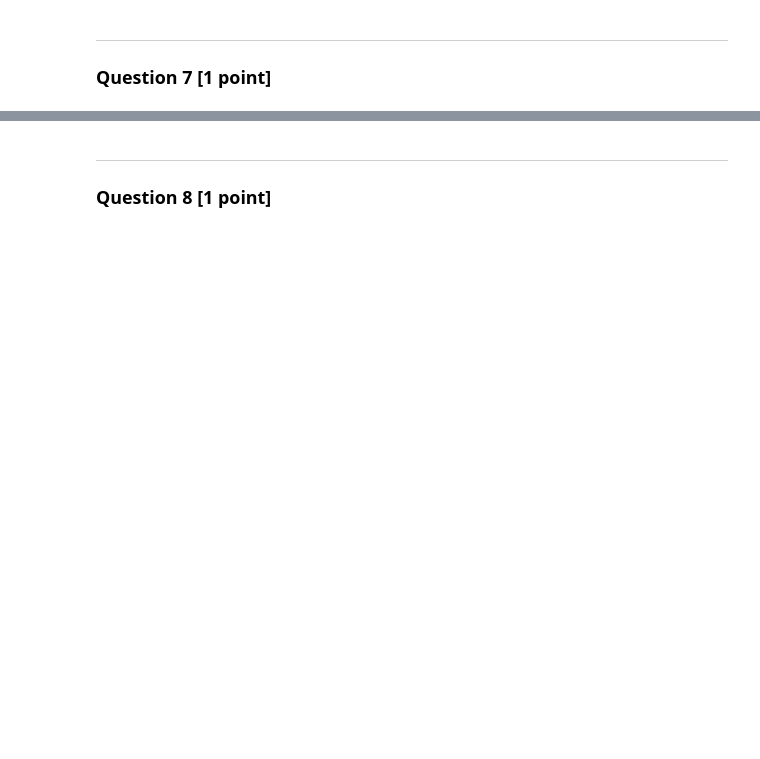
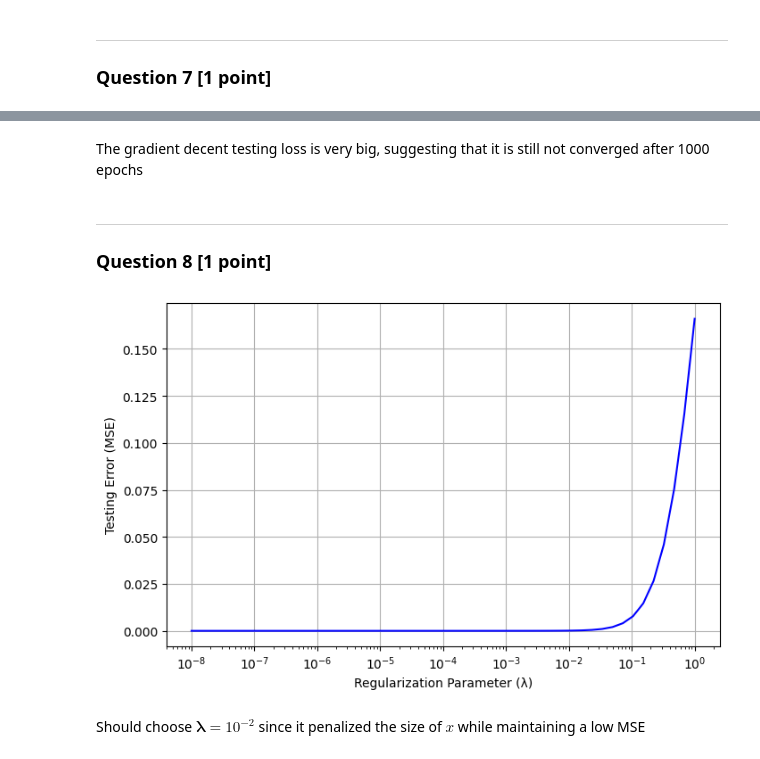
Before and after one commit to Princewzz/Machine-learning-cousework, a Jupyter notebook: coursework1.ipynb, the cells around one changed output, grey strips where cells are left out. Saved outputs shown, nothing was run; the diff lists cells and outputs as text; code cells hidden in the pictures; blank space fills up the shorter version.

```diff
--- a/coursework1.ipynb
+++ b/coursework1.ipynb
@@ -350,3 +485,25 @@ Y = torch.tensor(diabetes.target)
 # %% [markdown]
 ***
 ### Question 6 [0.5 point]
+# %%
+import pandas as pd
+import random
+
+data_a = pd.read_csv(r'A.csv')
+data_b = pd.read_csv(r'b.csv')
+A = torch.tensor(data_a.values, dtype=torch.float64)
+b = torch.tensor(data_b.values, dtype=torch.float64).squeeze()
+
+random.seed(669)
+train_len = int(0.8 * len(data_b))
+training_index = torch.randperm(len(b))[:train_len]
+testing_index = torch.randperm(len(b))[train_len:]
+A_train = A[training_index]
+b_train = b[training_index]
+A_test = A[testing_index]
+b_test = b[testing_index]
+x_ls = torch.linalg.pinv(A_train.T @ A_train) @ A_train.T @ b_train
+training_lost = mse_loss(A_train, b_train, x_ls)
+print(f"training loss: {training_lost.item()}")
+testing_lost = mse_loss(A_test, b_test, x_ls)
+print(f"testing loss: {testing_lost.item()}")
@@ -356,3 +544,30 @@ Y = torch.tensor(diabetes.target)
+# %% [markdown]
+The gradient decent testing loss is very big,  suggesting that it is still not converged after 1000 epochs
 # %% [markdown]
 ***
 ### Question 8 [1 point]
+# %%
+def ridge_regression(A_train, b_train, lambda_):
+    p = A_train.shape[1]
+    I = torch.eye(p, dtype=torch.float64)
+    return torch.linalg.inv(A_train.T @ A_train + lambda_ * I) @ A_train.T @ b_train
+
+lambda_values = torch.logspace(-8, 0, steps=50, dtype=torch.float64)
+testing_errors = []
+
+for lambda_ in lambda_values:
+    x_lambda = ridge_regression(A_train, b_train, lambda_)
+    test_error = mse_loss(A_test, b_test, x_lambda)
+    testing_errors.append(test_error.item())
+
+plt.figure(figsize=(8, 5))
+plt.plot(lambda_values.numpy(), testing_errors, color='b')
+plt.xscale('log')
+plt.xlabel("Regularization Parameter (λ)")
+plt.ylabel("Testing Error (MSE)")
+plt.grid(True)
+plt.show()
+# %% [output]
+[figure, added]
+# %% [markdown]
+Should choose $𝛌 = 10^{-2} $ since it penalized the size of $x$ while maintaining a low MSE
```
Also changed, not shown: parts of 10 cells of this notebook.
